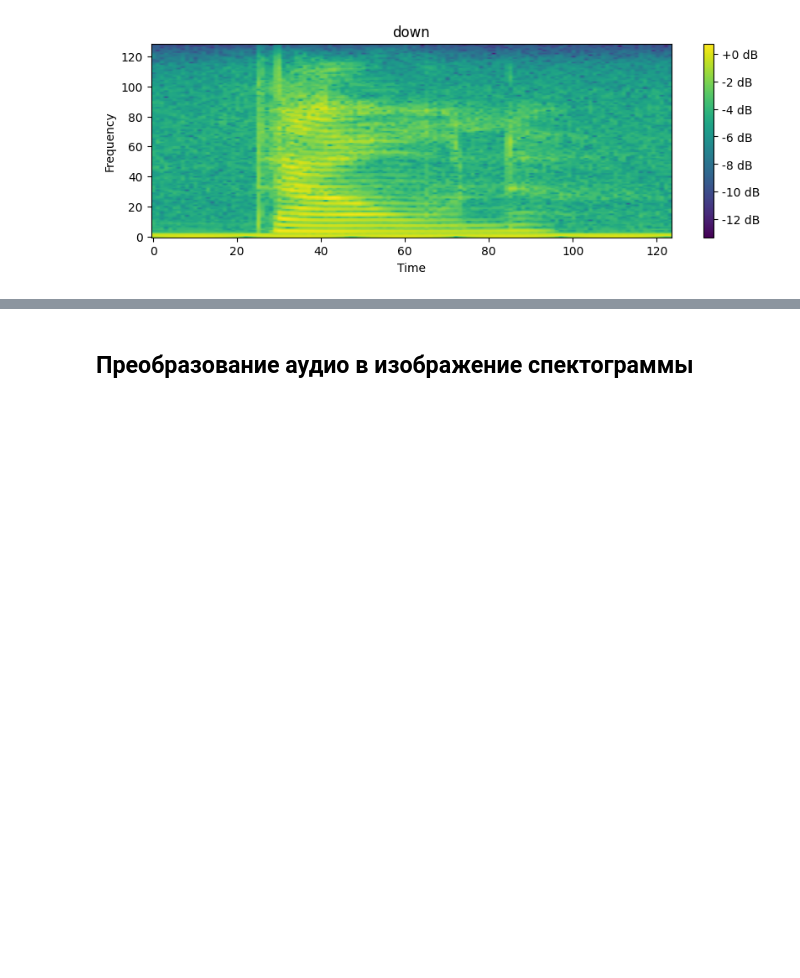
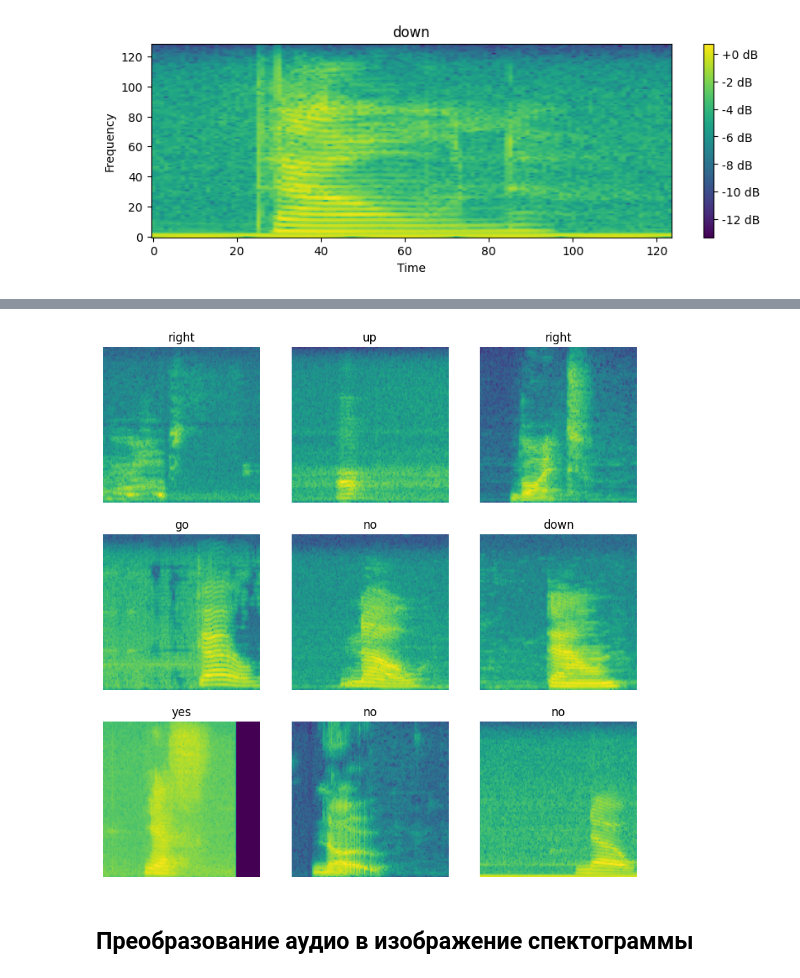
Before and after one commit to ParkhomenkoDV/commands_recognition, a Jupyter notebook: commands_recognition.ipynb, the cells around one changed output, grey strips where cells are left out. Saved outputs shown, nothing was run; the diff lists cells and outputs as text; code cells hidden in the pictures; blank space fills up the shorter version.

```diff
--- a/commands_recognition.ipynb
+++ b/commands_recognition.ipynb
@@ -105,3 +136,26 @@ plot_spectrogram(get_spectrogram(audio[0]), label_names[label[0]])
+# %%
+rows, cols = 3, 3
+
+audio, label = next(iter(training_set))
+
+fig, axes = plt.subplots(rows, cols, figsize=(10, 10))
+
+for i, (audio, label) in enumerate(zip(audio, label)):
+    if i == rows * cols: break
+    spectrogram = get_spectrogram(audio)
+    spectrogram = np.squeeze(spectrogram, axis=-1)
+    log_spec = np.log(spectrogram.T + np.finfo(float).eps)
+    r = i // cols
+    c = i % cols
+    ax = axes[r][c]
+    ax.imshow(log_spec, aspect='auto', origin='lower')
+    label = label_names[label]
+    ax.set_title(label)
+    ax.axis('off')
+
+plt.show()
+# %% [output]
+[figure, added]
 # %% [markdown]
 ## Преобразование аудио в изображение спектограммы
 # %%
```
Also changed, not shown: parts of 16 cells of this notebook.
